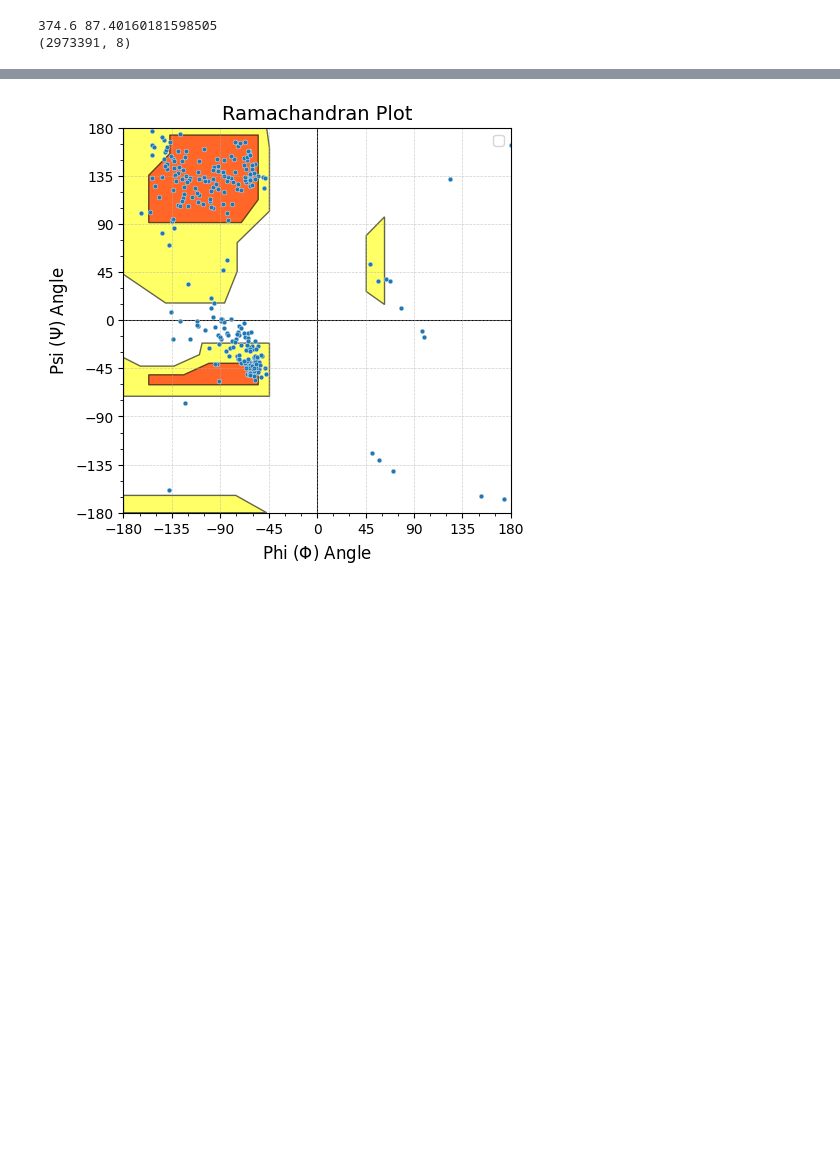
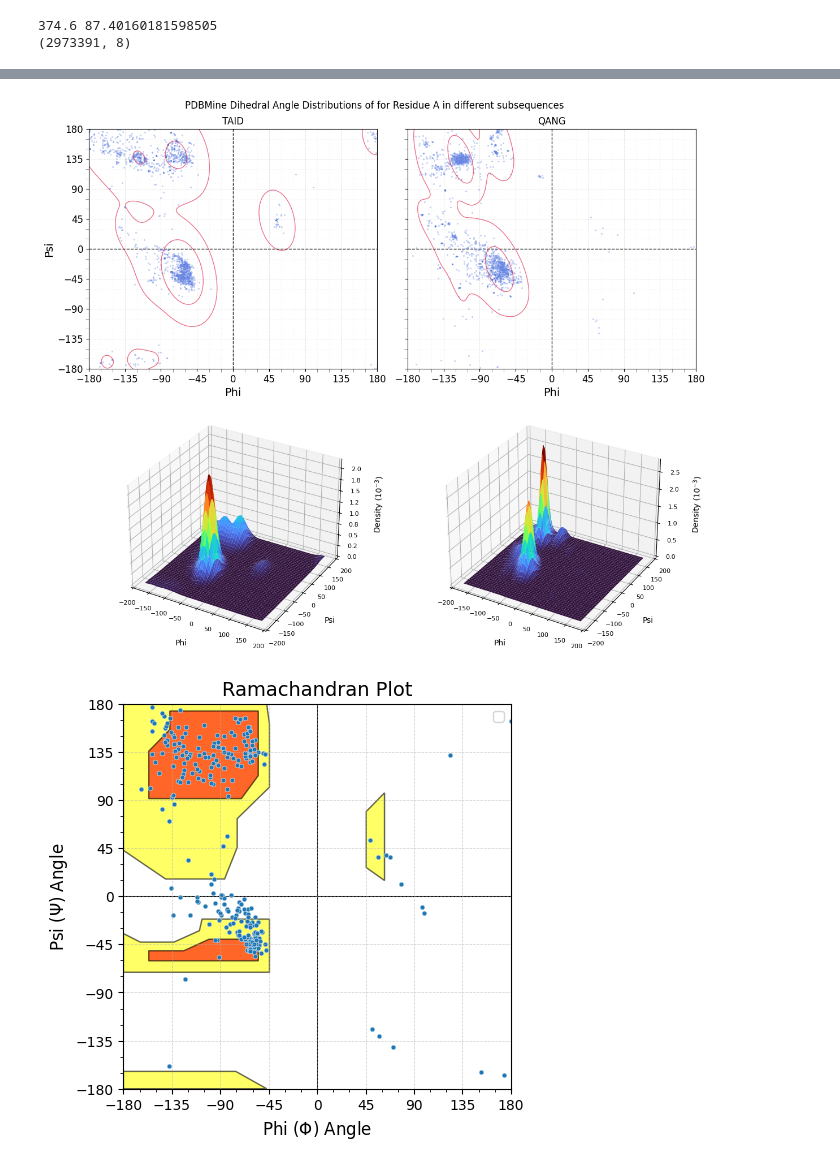
Before and after one commit to Musa-Azeem/protein-dihedral-visualization, a Jupyter notebook: paper_plots.ipynb, the cells around one changed output, grey strips where cells are left out. Cells and saved outputs as stored; diff of their text form; code cells hidden in the pictures; blank space fills up the shorter version.

```diff
--- a/paper_plots.ipynb
+++ b/paper_plots.ipynb
@@ -168,3 +284,82 @@ plt.plot(range(2, 11), wsss, marker='o')
+# %%
+da = DihedralAdherence('T1030', [4,5,6,7], PDBMINE_URL, PROJECT_DIR, mode='full_window')
+da.load_results()
+from lib.utils import get_phi_psi_dist
+from scipy.stats import gaussian_kde
+from matplotlib.ticker import FuncFormatter
+fig, axes = plt.subplots(2,2, figsize=(12,10), sharey=True)
+for i, seq in enumerate(['YNTAIDN', 'VNQANGK']):
+    phi_psi_dist,_ = get_phi_psi_dist([da.queries[0]], seq)
+    seq = da.queries[0].get_subseq(seq)
+    ax = axes[0, i]
+    sns.scatterplot(
+        data=phi_psi_dist,
+        x='phi', y='psi',
+        s=5, ax=ax,
+        alpha=0.3, color='royalblue'
+    )
+    sns.kdeplot(
+        data=phi_psi_dist,
+        x='phi', y='psi',
+        levels=3, color='crimson',
+        linewidths=1, alpha=0.6, ax=ax
+    )
+
+    # Set axis limits and labels
+    ax.set_xlim(-180, 180)
+    ax.set_ylim(-180, 180)
+    ax.set_xlabel('Phi', fontsize=14)
+    ax.set_ylabel('Psi', fontsize=14)
+
+    # Improve tick styling
+    ax.set_xticks(np.arange(-180, 181, 45))
+    ax.set_yticks(np.arange(-180, 181, 45))
+    ax.set_xticks(np.arange(-180, 181, 15), minor=True)
+    ax.set_yticks(np.arange(-180, 181, 15), minor=True)
+    ax.tick_params(axis='both', which='major', labelsize=12)
+    ax.tick_params(axis='both', which='minor', length=4, color='gray')
+
+    # Improve grid styling
+    ax.grid(True, linestyle="--", alpha=0.4, linewidth=0.6)
+    ax.grid(True, which="minor", linestyle=":", alpha=0.2, linewidth=0.5)
+
+    # Add reference lines
+    ax.axhline(0, color='black', linewidth=1, linestyle='--', zorder=0)
+    ax.axvline(0, color='black', linewidth=1, linestyle='--', zorder=0)
+
+    ax.set_title(seq)
+
+
+    x = phi_psi_dist[['phi','psi']].values.T
+    weights = phi_psi_dist['weight'].values
+    kde = gaussian_kde(x, weights=weights)
+
+    x_grid, y_grid = np.meshgrid(np.linspace(-180, 180, 360), np.linspace(-180, 180, 360))
+    grid = np.vstack([x_grid.ravel(), y_grid.ravel()])
+    z = kde(grid).reshape(x_grid.shape)
+    # print(f'Max: P({grid[0,z.argmax()]:02f}, {grid[1,z.argmax()]:02f})={z.max():02f}')
+
+    cm = plt.get_cmap('turbo')
+
+    axes[1, i].remove()
+    axes[1, i] = fig.add_subplot(2, 2, i+3, projection='3d')
+    ax = axes[1, i]
+    surf = ax.plot_surface(x_grid, y_grid, z, cmap=cm)
+
+    ax.zaxis.set_major_formatter(FuncFormatter(lambda x,pos:f'{x * 10e3:.1f}'))
+    ax.set_xlabel('Phi', fontsize=10, labelpad=10)
+    ax.set_ylabel('Psi', fontsize=10, labelpad=10)
+    ax.set_zlabel(r'Density $(10^{-3})$', fontsize=10, labelpad=10)
+    ax.xaxis.set_tick_params(labelsize=8)
+    ax.yaxis.set_tick_params(labelsize=8)
+    ax.zaxis.set_tick_params(labelsize=8)
+    ax.set_box_aspect(aspect=None, zoom=1)
+    ax.set_adjustable('box')
+plt.suptitle('PDBMine Dihedral Angle Distributions of for Residue A in different subsequences')
+plt.tight_layout()
+plt.show()
+# %% [output]
+[figure, added]
 # %%
 import matplotlib.pyplot as plt
 import matplotlib.patches as patches
```
Also changed, not shown: parts of 9 cells of this notebook.
